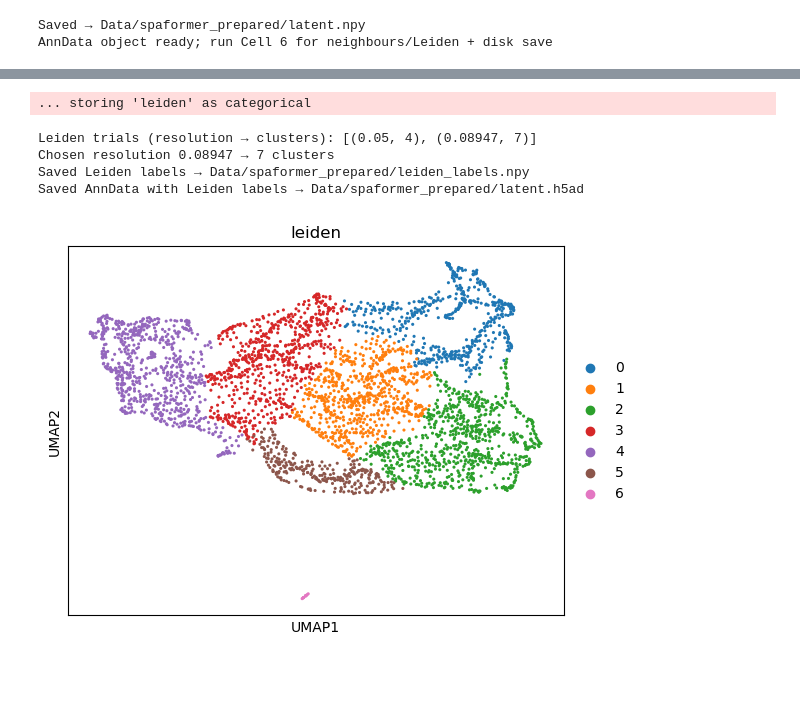
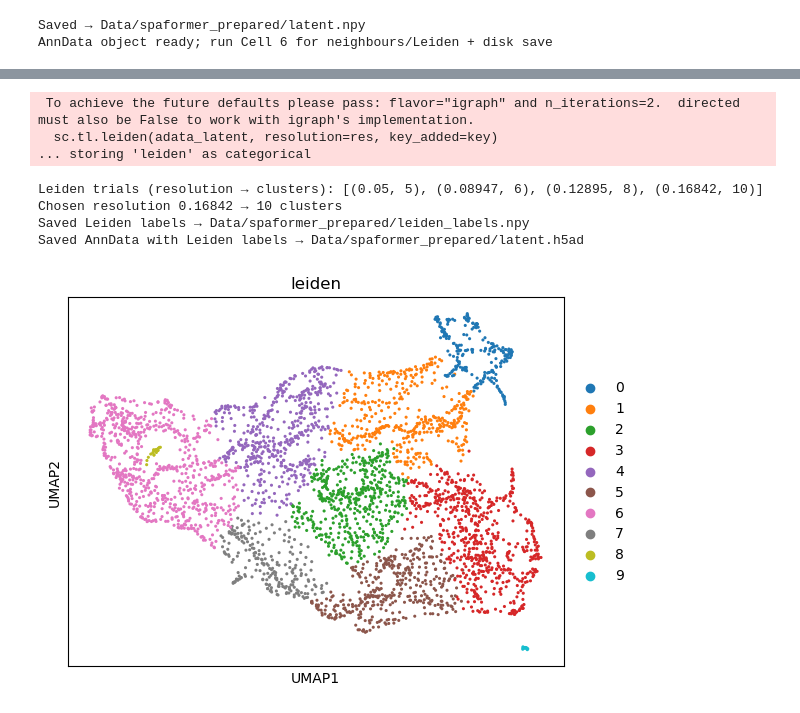
Before and after one commit to Mehrads/Spatial-Transcriptomics-via-Hypergraph, a Jupyter notebook: spaformer.ipynb, the cells around one changed output, grey strips where cells are left out. Cells and saved outputs as stored; diff of their text form; code cells hidden in the pictures; blank space fills up the shorter version.

Commit message:
Commit alternate clustering with more clusters

```diff
--- a/spaformer.ipynb
+++ b/spaformer.ipynb
@@ -340,7 +340,7 @@ Saved refined embedding → Data/spaformer_prepared/latent_refined.npy
 import scanpy as sc
 import numpy as np
 
-LEIDEN_TARGET = 7
+LEIDEN_TARGET = 10
 RESOLUTION_MIN = 0.05
 RESOLUTION_MAX = 0.8
 RESOLUTION_STEPS = 20
@@ -432,36 +432,38 @@ labels = adata_latent.obs['leiden'].cat.codes.to_numpy()
 if SMOOTH_ITER > 0:
     for _ in range(SMOOTH_ITER):
         smoothed = labels.copy()
         for i, neigh in enumerate(neighbor_lists):
             votes = np.bincount(labels[neigh], minlength=labels.max()+1)
             smoothed[i] = votes.argmax()
         labels = smoothed
 
 unique_labels = np.unique(labels)
 axis_vals = coords[:, ORDER_AXIS]
 order = sorted(unique_labels, key=lambda lab: axis_vals[labels == lab].mean())
 mapping = {lab: i for i, lab in enumerate(order)}
 ordered_labels = np.array([mapping[lab] for lab in labels], dtype=int)
 
 adata_latent.obs['leiden'] = ordered_labels.astype(str)
 np.save(PP_DIR / 'leiden_labels.npy', ordered_labels)
 print('Saved Leiden labels →', PP_DIR / 'leiden_labels.npy')
 
 adata_latent.write(PP_DIR / 'latent.h5ad')
 print('Saved AnnData with Leiden labels →', PP_DIR / 'latent.h5ad')
 
 sc.pl.umap(
     adata_latent,
     color=['leiden'],
     size=20
 )
 # %% [output]
+ To achieve the future defaults please pass: flavor="igraph" and n_iterations=2.  directed must also be False to work with igraph's implementation.
+  sc.tl.leiden(adata_latent, resolution=res, key_added=key)
 ... storing 'leiden' as categorical
-Leiden trials (resolution → clusters): [(0.05, 4), (0.08947, 7)]
-Chosen resolution 0.08947 → 7 clusters
+Leiden trials (resolution → clusters): [(0.05, 5), (0.08947, 6), (0.12895, 8), (0.16842, 10)]
+Chosen resolution 0.16842 → 10 clusters
 Saved Leiden labels → Data/spaformer_prepared/leiden_labels.npy
 Saved AnnData with Leiden labels → Data/spaformer_prepared/latent.h5ad
-[figure, old version]
+[figure, new version]
 # %%
 # Cell 8  ─ GraphST-style clustering & spatial refinement ─
 import numpy as np
```
Also changed, not shown: parts of 4 cells of this notebook, 13 other files.
